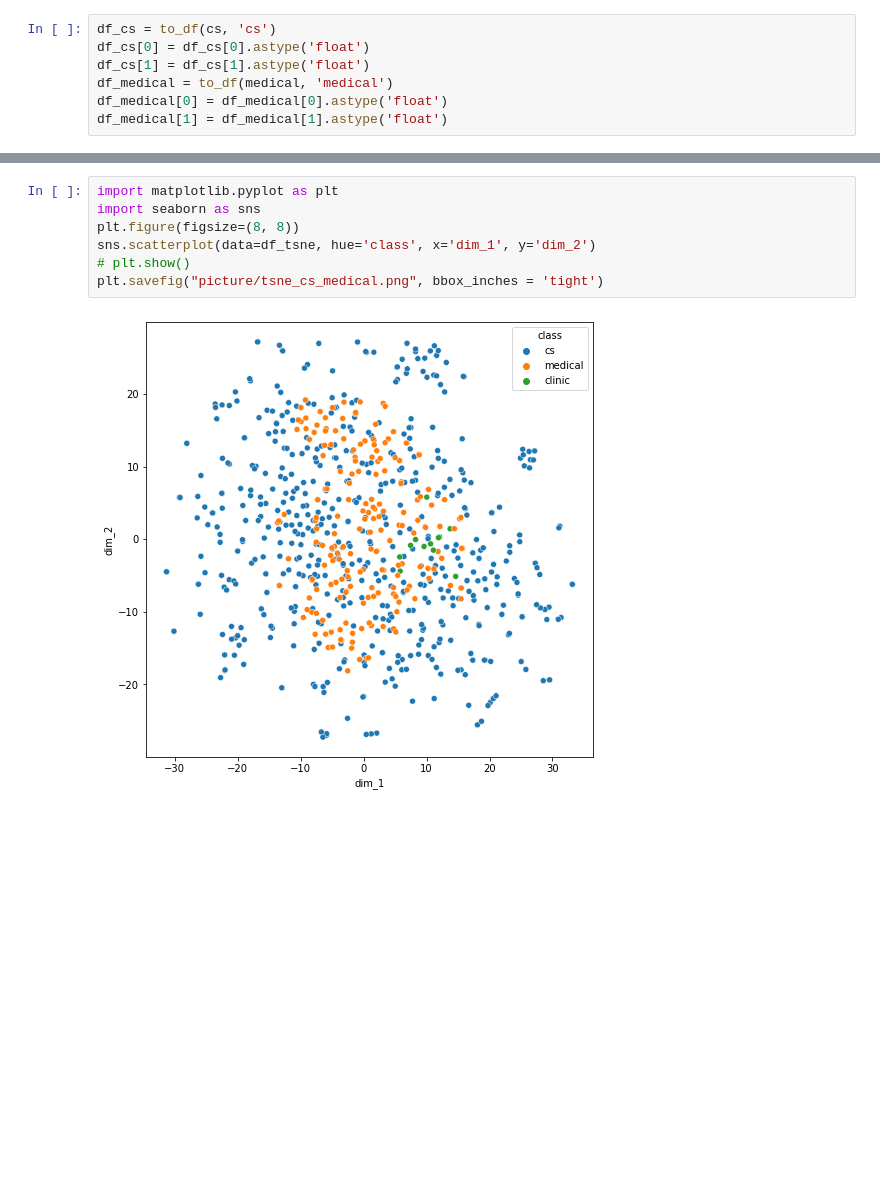
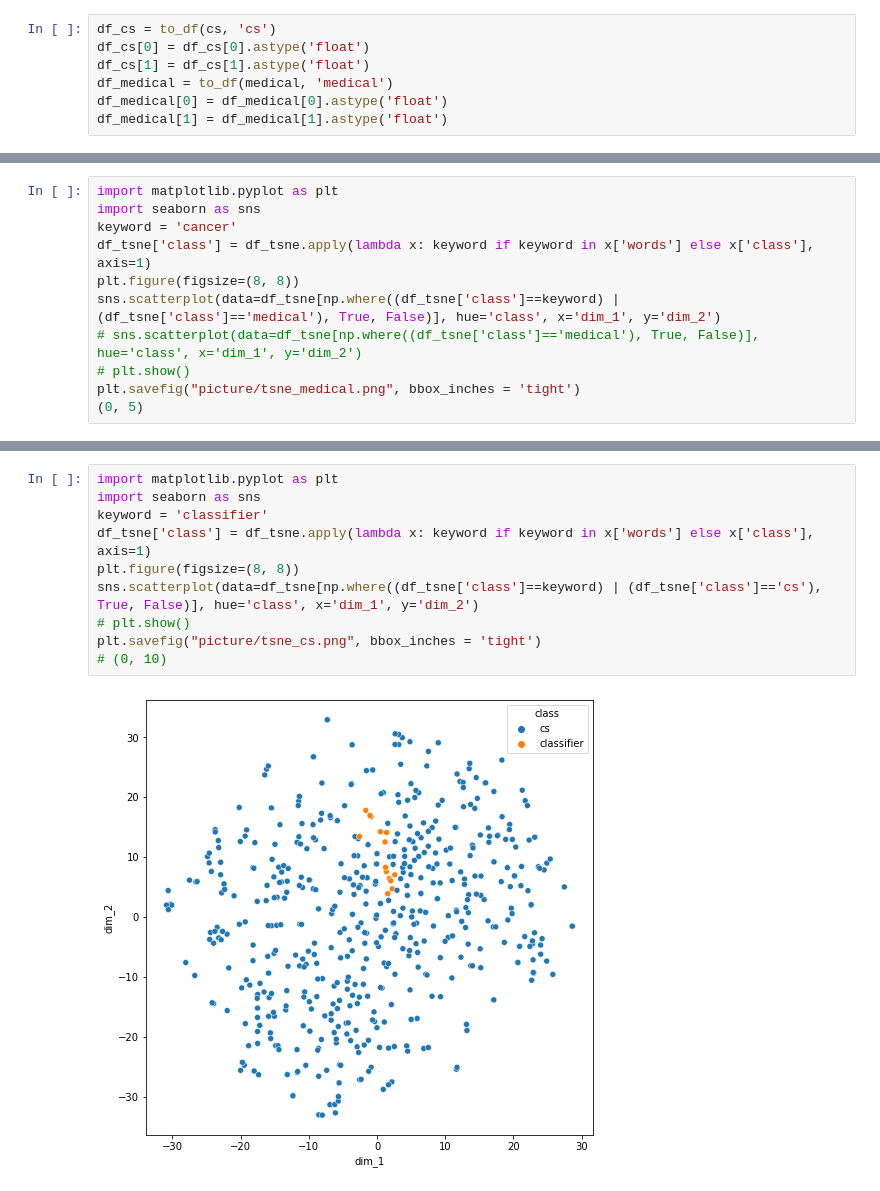
Before and after one commit to jiashenggu/ai_in_bio, a Jupyter notebook: pubmed_figure_2022.ipynb, the cells around one changed output, grey strips where cells are left out. Cells and saved outputs as stored; diff of their text form; blank space fills up the shorter version.

Commit message:
tsne separate

```diff
--- a/pubmed_figure_2022.ipynb
+++ b/pubmed_figure_2022.ipynb
@@ -426,0 +416,11 @@ df_tsne['class'] = df_tsne.apply(lambda x: keyword if keyword in x['words'] else
+# %%
+import matplotlib.pyplot as plt
+import seaborn as sns
+keyword = 'cancer'
+df_tsne['class'] = df_tsne.apply(lambda x: keyword if keyword in x['words'] else x['class'], axis=1)
+plt.figure(figsize=(8, 8))
+sns.scatterplot(data=df_tsne[np.where((df_tsne['class']==keyword) | (df_tsne['class']=='medical'), True, False)], hue='class', x='dim_1', y='dim_2')
+# sns.scatterplot(data=df_tsne[np.where((df_tsne['class']=='medical'), True, False)], hue='class', x='dim_1', y='dim_2')
+# plt.show()
+plt.savefig("picture/tsne_medical.png", bbox_inches = 'tight')
+(0, 5)
@@ -427,9 +430,12 @@ df_tsne['class'] = df_tsne.apply(lambda x: keyword if keyword in x['words'] else
 # %%
 import matplotlib.pyplot as plt
 import seaborn as sns
+keyword = 'classifier'
+df_tsne['class'] = df_tsne.apply(lambda x: keyword if keyword in x['words'] else x['class'], axis=1)
 plt.figure(figsize=(8, 8))
-sns.scatterplot(data=df_tsne, hue='class', x='dim_1', y='dim_2')
+sns.scatterplot(data=df_tsne[np.where((df_tsne['class']==keyword) | (df_tsne['class']=='cs'), True, False)], hue='class', x='dim_1', y='dim_2')
 # plt.show()
-plt.savefig("picture/tsne_cs_medical.png", bbox_inches = 'tight')
+plt.savefig("picture/tsne_cs.png", bbox_inches = 'tight')
+# (0, 10)
 # %% [output]
-[figure, old version]
+[figure, new version]
```
Also changed, not shown: parts of 8 cells of this notebook, 3 other files.
